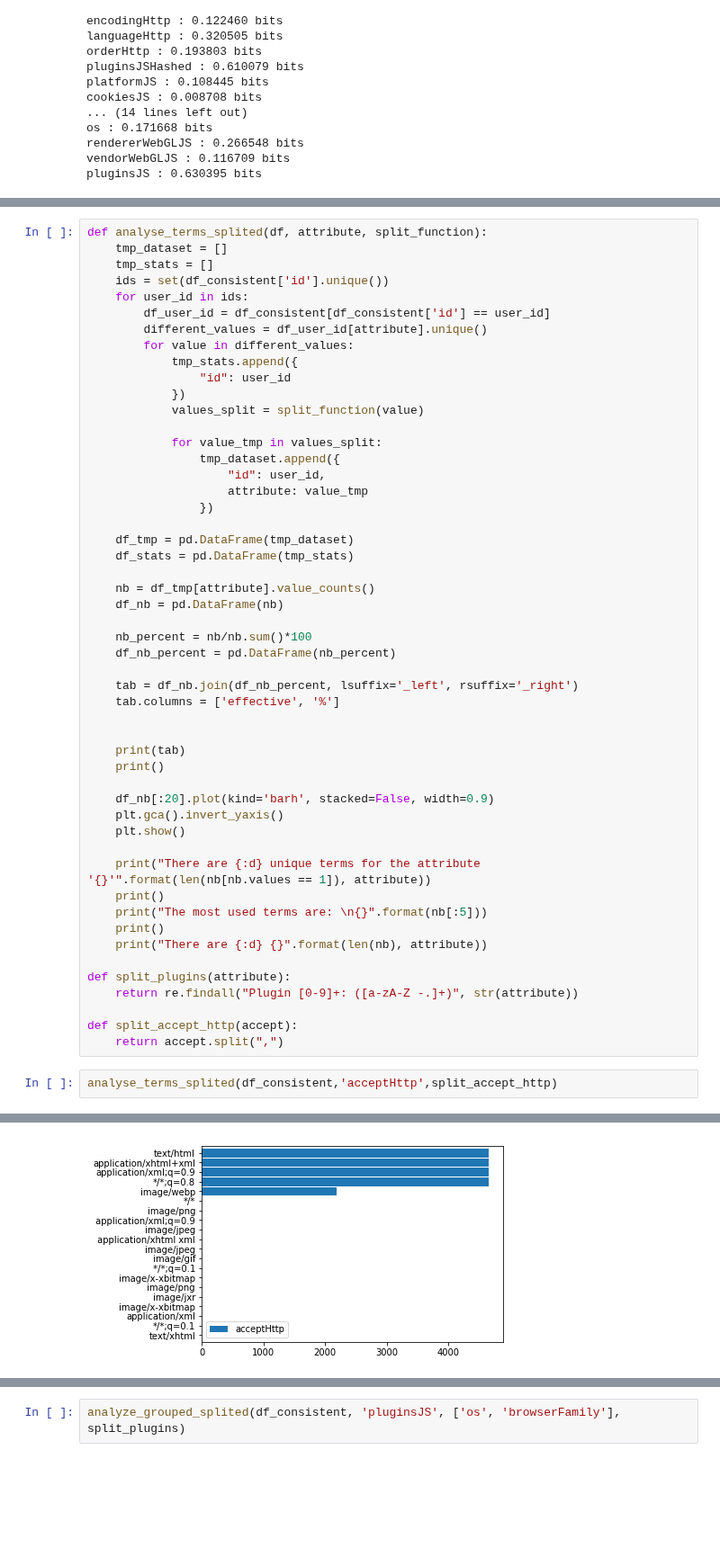
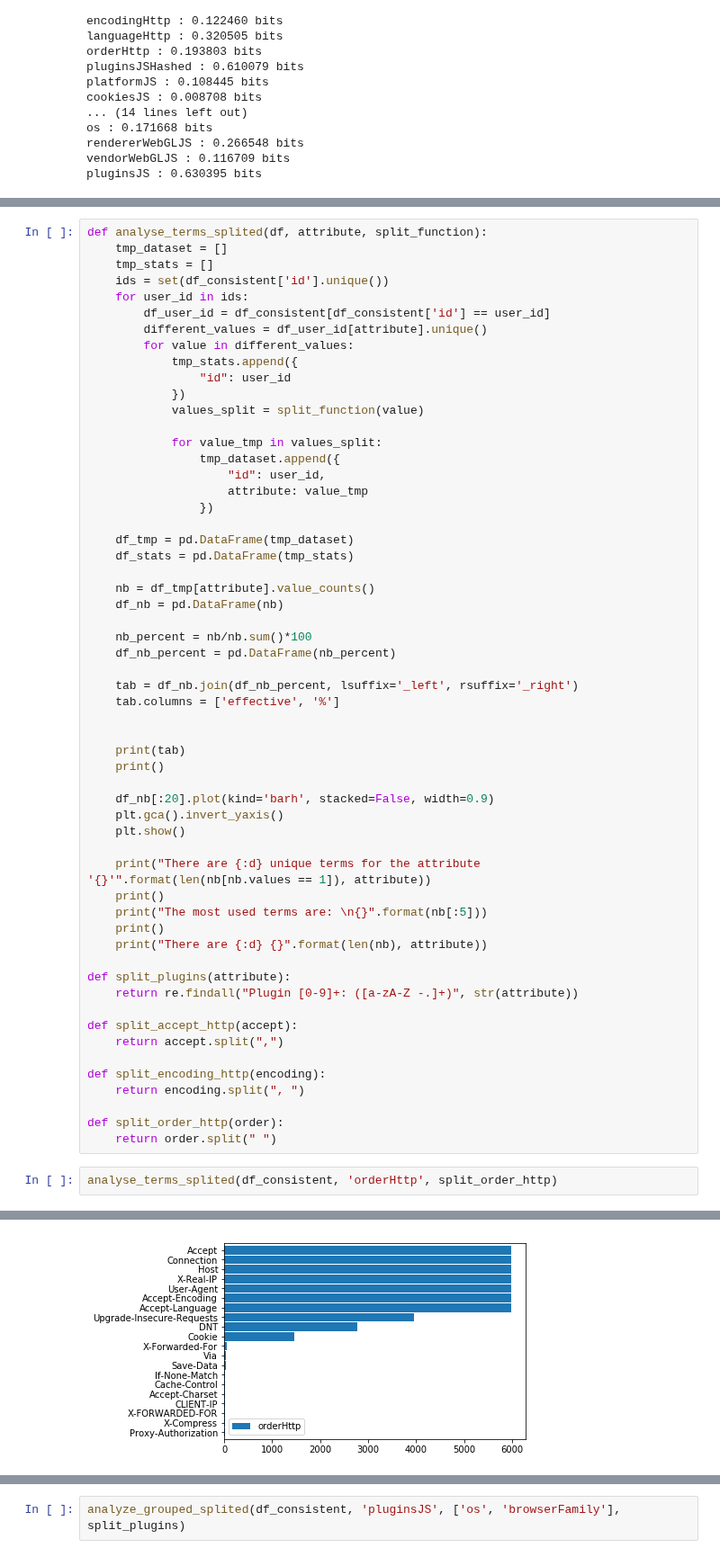
Before and after one commit to mGosset/BrowserFingerprint, a Jupyter notebook: notebooks/exploratory/analyse_empreintes.ipynb, the cells around one changed output, grey strips where cells are left out. Shown at 90% size. Saved outputs shown, nothing was run; the diff lists cells and outputs as text; blank space fills up the shorter version.

Commit message:
analyze on several attributes (resolution, order, timezone...)

```diff
--- a/notebooks/exploratory/analyse_empreintes.ipynb
+++ b/notebooks/exploratory/analyse_empreintes.ipynb
@@ -411,6 +424,12 @@ def split_plugins(attribute):
 
 def split_accept_http(accept):
     return accept.split(",")
+
+def split_encoding_http(encoding):
+    return encoding.split(", ")
+
+def split_order_http(order):
+    return order.split(" ")
 # %%
-analyse_terms_splited(df_consistent,'acceptHttp',split_accept_http)
+analyse_terms_splited(df_consistent, 'orderHttp', split_order_http)
 # %% [output]
@@ -434 +453 @@ image/gif                       1   0.004806
-[figure, old version]
+[figure, new version]
```
Also changed, not shown: parts of 17 cells of this notebook.
